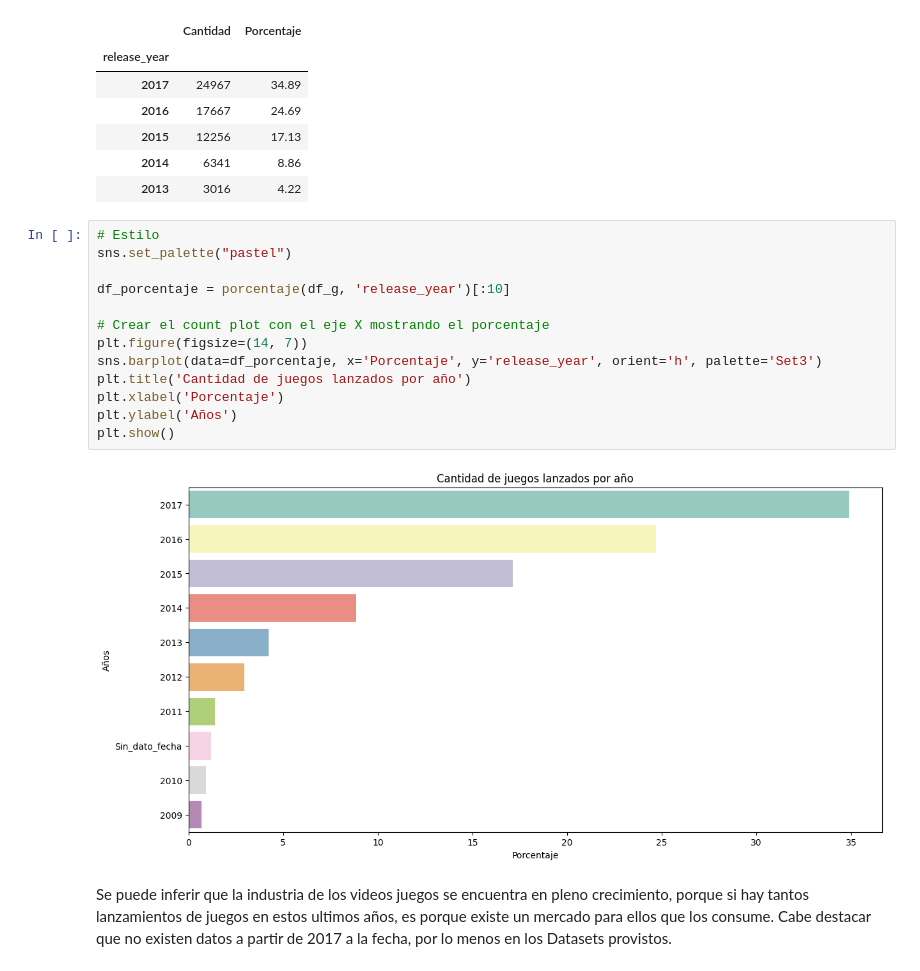
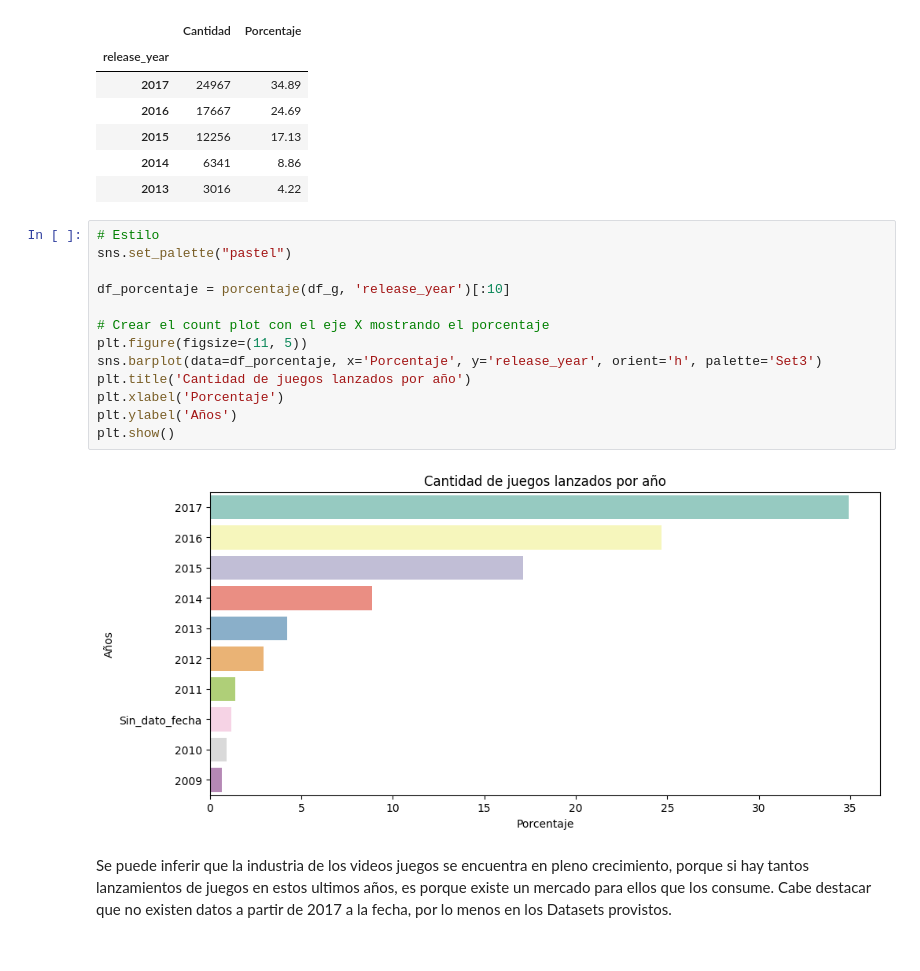
Before and after one commit to SebitaElGordito/PI_01_steam, a Jupyter notebook: EDA/EDA.ipynb, the cells around one changed output. Cells and saved outputs as stored; diff of their text form.

```diff
--- a/EDA/EDA.ipynb
+++ b/EDA/EDA.ipynb
@@ -196,18 +196,18 @@ porcentaje(df_g, 'release_year')[:5]
 # %%
 # Estilo
 sns.set_palette("pastel")
 
 df_porcentaje = porcentaje(df_g, 'release_year')[:10]
 
 # Crear el count plot con el eje X mostrando el porcentaje
-plt.figure(figsize=(14, 7))
+plt.figure(figsize=(11, 5))
 sns.barplot(data=df_porcentaje, x='Porcentaje', y='release_year', orient='h', palette='Set3')
 plt.title('Cantidad de juegos lanzados por año')
 plt.xlabel('Porcentaje')
 plt.ylabel('Años')
 plt.show()
 # %% [output]
-[figure, old version]
+[figure, new version]
 # %% [markdown]
 Se puede inferir que la industria de los videos juegos se encuentra en pleno crecimiento, porque si hay tantos lanzamientos de juegos en estos ultimos años, es porque existe un mercado para ellos que los consume. Cabe destacar que no existen datos a partir de 2017 a la fecha, por lo menos en los Datasets provistos.
 # %% [markdown]
```
Also changed, not shown: parts of 1 cell of this notebook, 2 other files.
